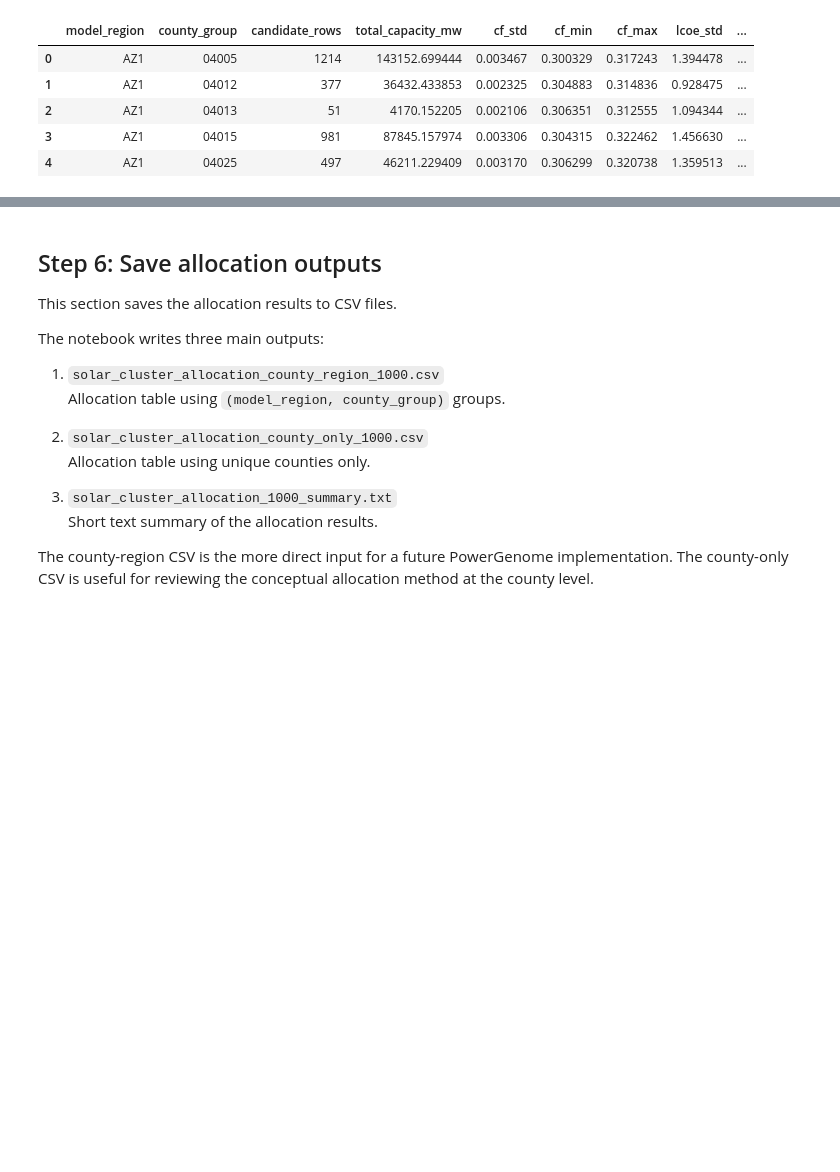
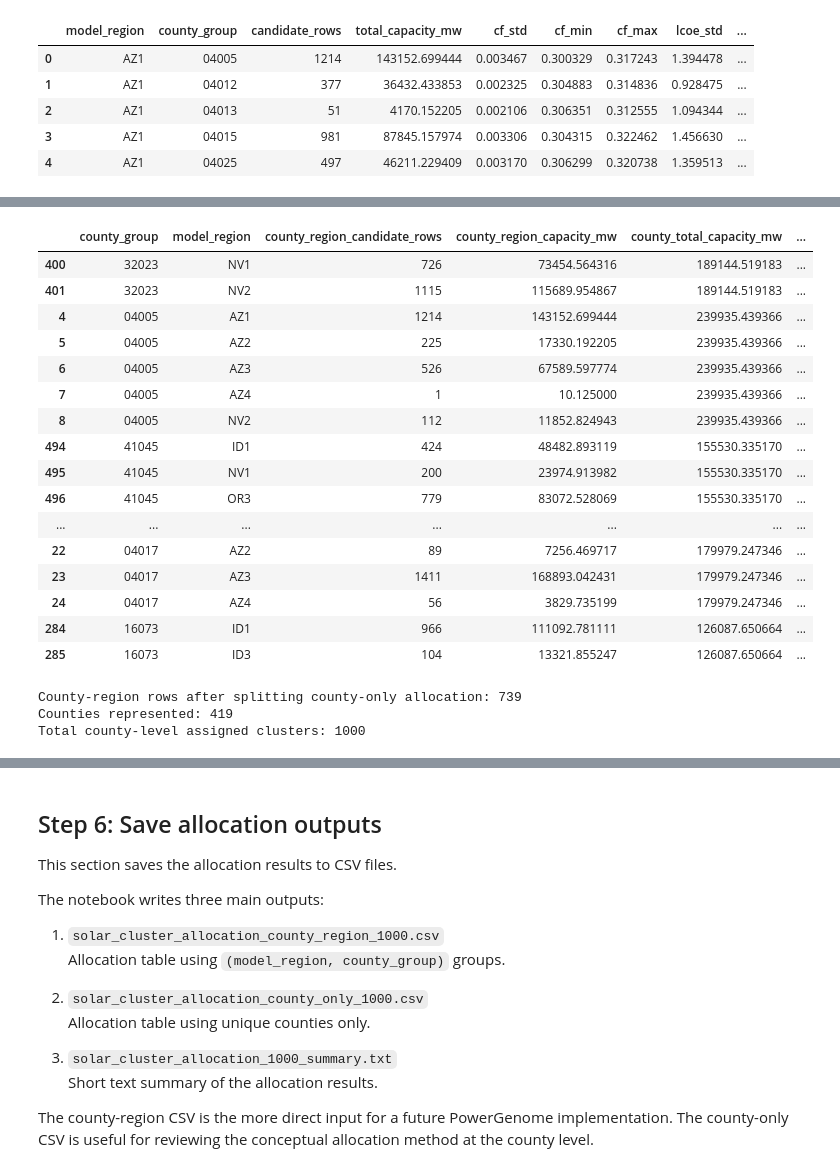
Before and after one commit to laurenthanhvo/solar-county-analysis, a Jupyter notebook: notebooks/allocate_1000_solar_clusters.ipynb, the cells around one changed output, grey strips where cells are left out. Saved outputs shown, nothing was run; the diff lists cells and outputs as text; code cells hidden in the pictures; blank space fills up the shorter version.

```diff
--- a/notebooks/allocate_1000_solar_clusters.ipynb
+++ b/notebooks/allocate_1000_solar_clusters.ipynb
@@ -890,0 +1023,80 @@ Rows missing county name: 0
+# %%
+# Optional: split the county-only allocation back to county-region pairs using capacity share.
+# This helps compare the county-only idea to the current PowerGenome county-region setup.
+
+county_region_capacity_share = (
+    wecc.groupby([county_col, "model_region"])
+    .agg(
+        county_region_candidate_rows=(lcoe_col, "size"),
+        county_region_capacity_mw=(cap_col, "sum"),
+    )
+    .reset_index()
+)
+
+county_capacity_totals = (
+    county_region_capacity_share.groupby(county_col)
+    .agg(
+        county_total_capacity_mw=("county_region_capacity_mw", "sum"),
+        n_model_regions=("model_region", "nunique"),
+    )
+    .reset_index()
+)
+
+county_region_capacity_share = county_region_capacity_share.merge(
+    county_capacity_totals,
+    on=county_col,
+    how="left",
+)
+
+county_region_capacity_share["capacity_share_of_county"] = (
+    county_region_capacity_share["county_region_capacity_mw"]
+    / county_region_capacity_share["county_total_capacity_mw"]
+)
+
+county_only_split_to_regions = county_region_capacity_share.merge(
+    county_composite_alloc[
+        [
+            county_col,
+            "county_name_full",
+            "assigned_clusters_county_composite",
+        ]
+    ],
+    on=county_col,
+    how="left",
+)
+
+county_only_split_to_regions["raw_region_cluster_share"] = (
+    county_only_split_to_regions["assigned_clusters_county_composite"]
+    * county_only_split_to_regions["capacity_share_of_county"]
+)
+
+display(
+    county_only_split_to_regions
+    .sort_values(["assigned_clusters_county_composite", county_col], ascending=[False, True])
+    .head(30)
+)
+
+print("County-region rows after splitting county-only allocation:", len(county_only_split_to_regions))
+print("Counties represented:", county_only_split_to_regions[county_col].nunique())
+print("Total county-level assigned clusters:", county_composite_alloc["assigned_clusters_county_composite"].sum())
+# %% [output]
+|  | county_group | model_region | county_region_candidate_rows | county_region_capacity_mw | county_total_capacity_mw | ... |
+| 400 | 32023 | NV1 | 726 | 73454.564316 | 189144.519183 | ... |
+| 401 | 32023 | NV2 | 1115 | 115689.954867 | 189144.519183 | ... |
+| 4 | 04005 | AZ1 | 1214 | 143152.699444 | 239935.439366 | ... |
+| 5 | 04005 | AZ2 | 225 | 17330.192205 | 239935.439366 | ... |
+| 6 | 04005 | AZ3 | 526 | 67589.597774 | 239935.439366 | ... |
+| 7 | 04005 | AZ4 | 1 | 10.125000 | 239935.439366 | ... |
+| 8 | 04005 | NV2 | 112 | 11852.824943 | 239935.439366 | ... |
+| 494 | 41045 | ID1 | 424 | 48482.893119 | 155530.335170 | ... |
+| 495 | 41045 | NV1 | 200 | 23974.913982 | 155530.335170 | ... |
+| 496 | 41045 | OR3 | 779 | 83072.528069 | 155530.335170 | ... |
+| ... | ... | ... | ... | ... | ... | ... |
+| 22 | 04017 | AZ2 | 89 | 7256.469717 | 179979.247346 | ... |
+| 23 | 04017 | AZ3 | 1411 | 168893.042431 | 179979.247346 | ... |
+| 24 | 04017 | AZ4 | 56 | 3829.735199 | 179979.247346 | ... |
+| 284 | 16073 | ID1 | 966 | 111092.781111 | 126087.650664 | ... |
+| 285 | 16073 | ID3 | 104 | 13321.855247 | 126087.650664 | ... |
+County-region rows after splitting county-only allocation: 739
+Counties represented: 419
+Total county-level assigned clusters: 1000
```
Also changed, not shown: parts of 8 cells of this notebook, 17 other files.
